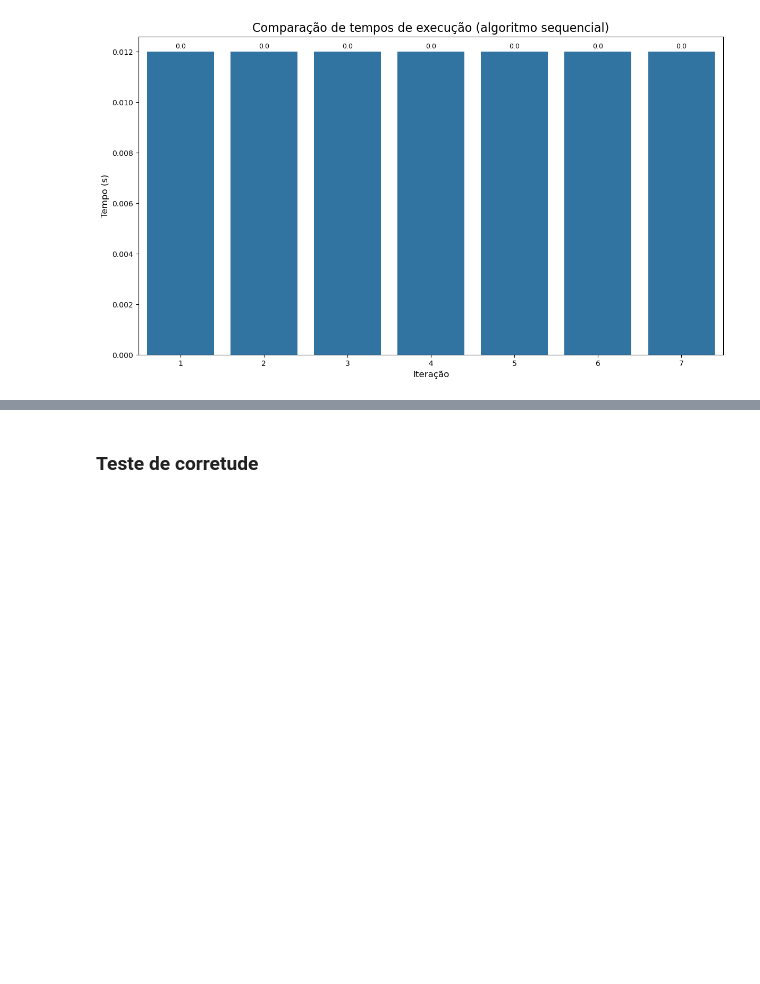
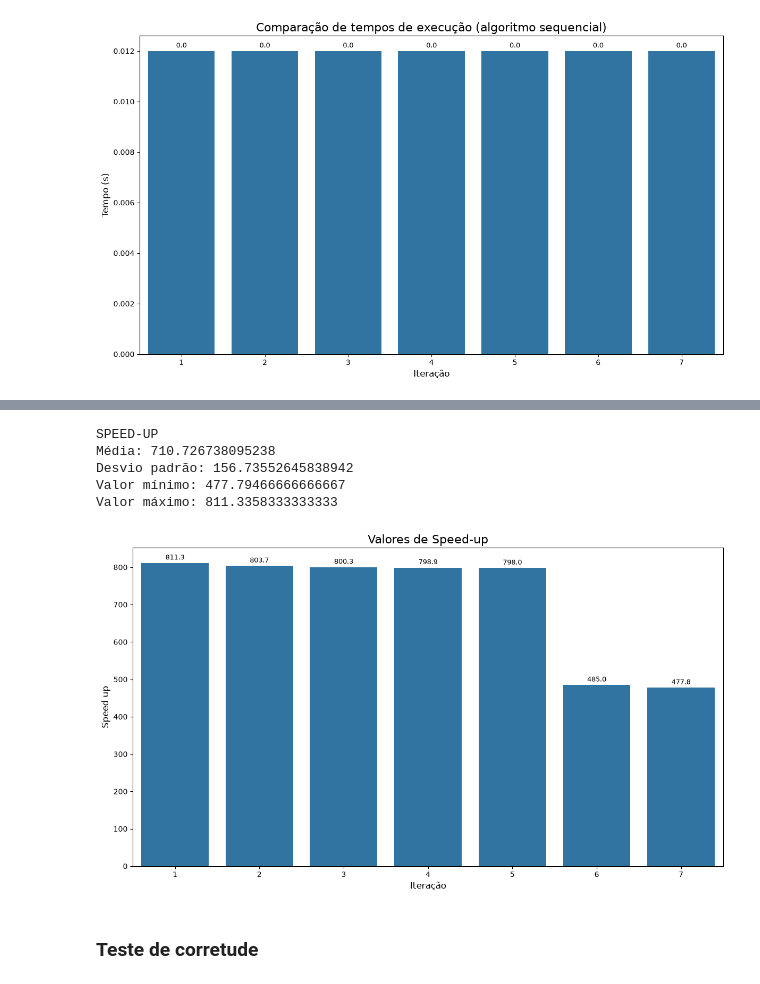
Before and after one commit to igorssant/UESC-codigos-pos-graduacao, a Jupyter notebook: processamento_paralelo/presentation/CUDA.ipynb, the cells around one changed output, grey strips where cells are left out. Saved outputs shown, nothing was run; the diff lists cells and outputs as text; code cells hidden in the pictures; blank space fills up the shorter version.

Commit message:
feat: adicionando speed-up em CUDA

```diff
--- a/processamento_paralelo/presentation/CUDA.ipynb
+++ b/processamento_paralelo/presentation/CUDA.ipynb
@@ -513,0 +516,5 @@ Como, ao utilizar CUDA, não há maneiras de calcular o Fator de Balanceamento d
+# %%
+speed_up: np.ndarray = results_df[results_df["nome_modo"] == "sequencial"]["tempo"].values / results_df[results_df["nome_modo"] == "CUDA"]["tempo"].values
+
+results_df["speed_up"] = np.concatenate((np.array([1.0] * 7), speed_up))
+results_df.tail(7)
@@ -514,3 +530,37 @@ Como, ao utilizar CUDA, não há maneiras de calcular o Fator de Balanceamento d
+# %%
+print("SPEED-UP")
+print("Média:", results_df[results_df["nome_modo"] == "CUDA"]["speed_up"].mean())
+print("Desvio padrão:", results_df[results_df["nome_modo"] == "CUDA"]["speed_up"].std())
+print("Valor mínimo:", results_df[results_df["nome_modo"] == "CUDA"]["speed_up"].min())
+print("Valor máximo:", results_df[results_df["nome_modo"] == "CUDA"]["speed_up"].max())
+# %% [output]
+SPEED-UP
+Média: 710.726738095238
+Desvio padrão: 156.73552645838942
+Valor mínimo: 477.79466666666667
+Valor máximo: 811.3358333333333
+# %%
+plt.figure(figsize=(12, 7))
+axis = sns.barplot(data=results_df[results_df["nome_modo"] == "CUDA"], x="interacao", y="speed_up")
+plt.title("Valores de Speed-up", fontsize=16)
+plt.xlabel("Iteração", fontsize=12)
+plt.ylabel("Speed up", fontsize=12)
+
+for plot in axis.patches:
+    if plot.get_height() > 0:
+        axis.annotate(format(plot.get_height(), ".1f"),
+                      (plot.get_x() + plot.get_width() / 2.0,
+                       plot.get_height()),
+                      ha="center",
+                      va="center",
+                      xytext=(0, 7),
+                      textcoords="offset points",
+                      fontsize=9)
+
+plt.tight_layout()
+plt.show()
+# %% [output]
+[figure, added]
 # %% [markdown]
 ### Teste de corretude
 # %% [markdown]
```
Also changed, not shown: parts of 6 cells of this notebook.
